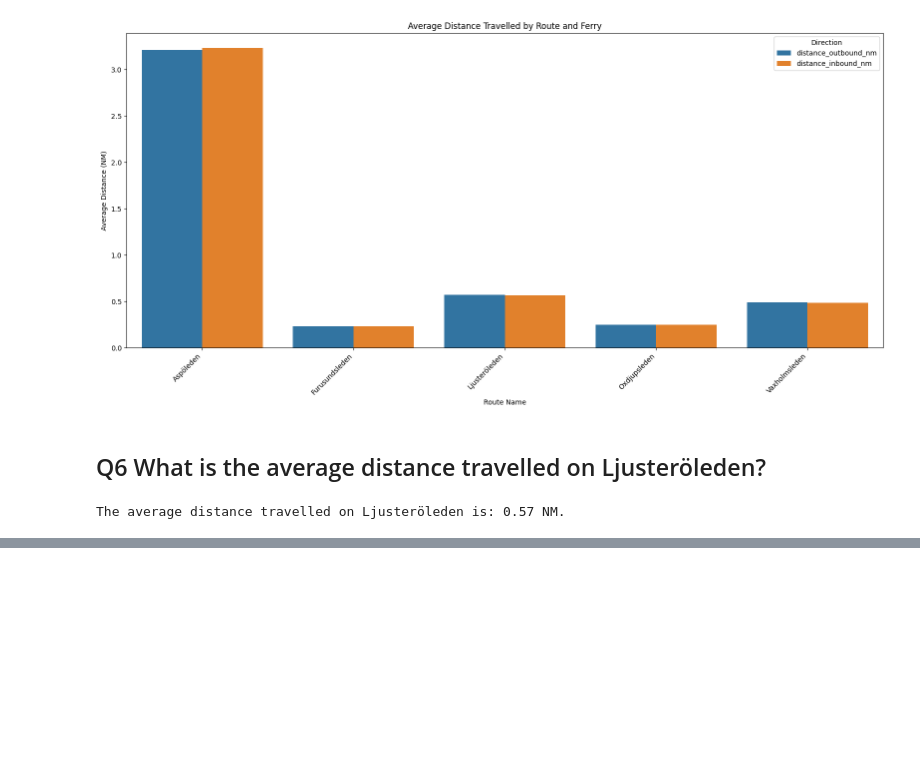
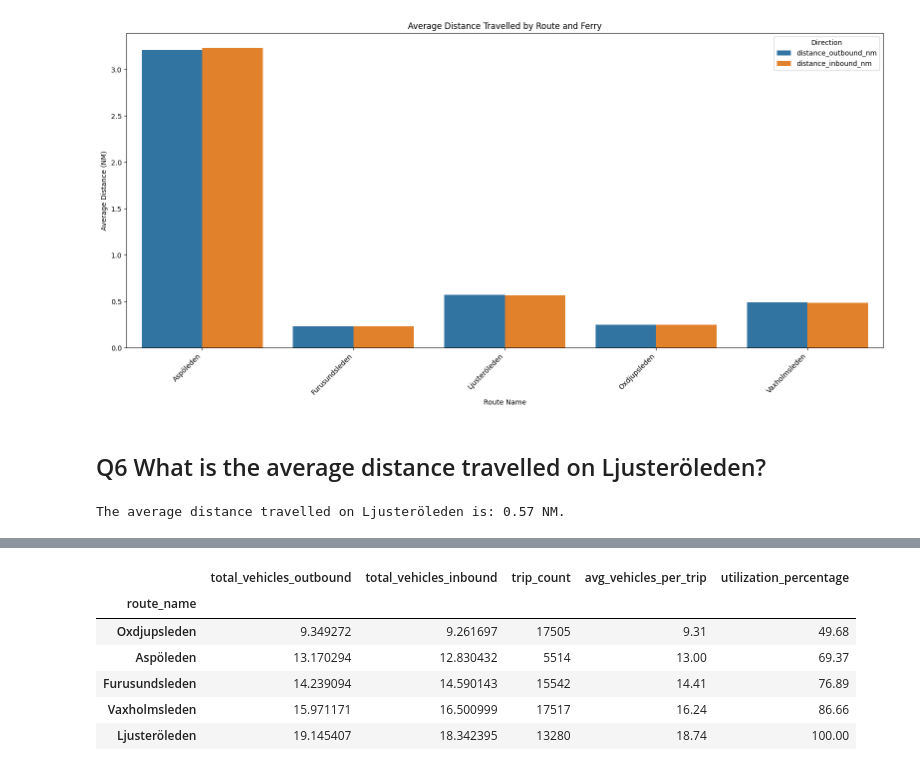
Before and after one commit to vildly/lighthouse-sensor-bot, a Jupyter notebook: backend/ValidateSyntheticQuestions.ipynb, the cells around one changed output, grey strips where cells are left out. Cells and saved outputs as stored; diff of their text form; code cells hidden in the pictures; blank space fills up the shorter version.

```diff
--- a/backend/ValidateSyntheticQuestions.ipynb
+++ b/backend/ValidateSyntheticQuestions.ipynb
@@ -367,0 +541,72 @@ Maximum Passenger Car Equivalent (PCE) during that hour: 7419.5
+# %%
+def analyze_route_utilization(df):
+    """
+    Analyze route utilization by comparing actual vehicle load to capacity.
+    This helps identify which routes are most underutilized in terms of actual vehicle load.
+    """
+    # Create a copy to avoid modifying original data
+    utilization_data = df.copy()
+
+    # Calculate total vehicles per trip (both directions)
+    utilization_data['total_vehicles_outbound'] = (
+        utilization_data['cars_outbound'] +
+        utilization_data['trucks_outbound'] +
+        utilization_data['trucks_with_trailer_outbound'] +
+        utilization_data['motorcycles_outbound'] +
+        utilization_data['buses_outbound']
+    )
+
+    utilization_data['total_vehicles_inbound'] = (
+        utilization_data['cars_inbound'] +
+        utilization_data['trucks_inbound'] +
+        utilization_data['trucks_with_trailer_inbound'] +
+        utilization_data['motorcycles_inbound'] +
+        utilization_data['buses_inbound']
+    )
+
+    # Group by route and calculate average vehicle load
+    route_stats = utilization_data.groupby('route_name').agg({
+        'total_vehicles_outbound': 'mean',
+        'total_vehicles_inbound': 'mean',
+        'ferry_name': 'count'  # Number of trips
+    }).rename(columns={'ferry_name': 'trip_count'})
+
+    # Calculate average vehicles per trip (both directions)
+    route_stats['avg_vehicles_per_trip'] = (
+        (route_stats['total_vehicles_outbound'] + route_stats['total_vehicles_inbound']) / 2
+    ).round(2)
+
+    # Find the route with highest average vehicles (assumed to be closest to capacity)
+    max_vehicles = route_stats['avg_vehicles_per_trip'].max()
+
+    # Calculate utilization percentage relative to the most utilized route
+    route_stats['utilization_percentage'] = (
+        (route_stats['avg_vehicles_per_trip'] / max_vehicles) * 100
+    ).round(2)
+
+    # Sort by utilization percentage (ascending to show most underutilized first)
+    route_stats = route_stats.sort_values('utilization_percentage')
+
+    # Print results
+    print("\nRoute Utilization Analysis:")
+    print("Lower percentages indicate more underutilized routes")
+    print("-" * 60)
+
+    for route, row in route_stats.iterrows():
+        print(f"\n{route}:")
+        print(f"  - Average vehicles per trip: {row['avg_vehicles_per_trip']}")
+        print(f"  - Utilization percentage: {row['utilization_percentage']:.2f}%")
+        print(f"  - Number of trips analyzed: {row['trip_count']}")
+
+    # Identify the most underutilized route
+    most_underutilized = route_stats.index[0]
+    print(f"\nMost underutilized route: {most_underutilized}")
+    print(f"Average vehicles per trip: {route_stats['avg_vehicles_per_trip'].iloc[0]}")
+    print(f"Utilization percentage: {route_stats['utilization_percentage'].iloc[0]:.2f}%")
+
+    return route_stats
+
+# Call the function
+route_utilization = analyze_route_utilization(ferry_data)
+route_utilization
+# %% [output]
@@ -367,0 +630,7 @@ Maximum Passenger Car Equivalent (PCE) during that hour: 7419.5
+|  | total_vehicles_outbound | total_vehicles_inbound | trip_count | avg_vehicles_per_trip | utilization_percentage |
+| route_name |  |  |  |  |  |
+| Oxdjupsleden | 9.349272 | 9.261697 | 17505 | 9.31 | 49.68 |
+| Aspöleden | 13.170294 | 12.830432 | 5514 | 13.00 | 69.37 |
+| Furusundsleden | 14.239094 | 14.590143 | 15542 | 14.41 | 76.89 |
+| Vaxholmsleden | 15.971171 | 16.500999 | 17517 | 16.24 | 86.66 |
+| Ljusteröleden | 19.145407 | 18.342395 | 13280 | 18.74 | 100.00 |
```
Also changed, not shown: parts of 14 cells of this notebook.
